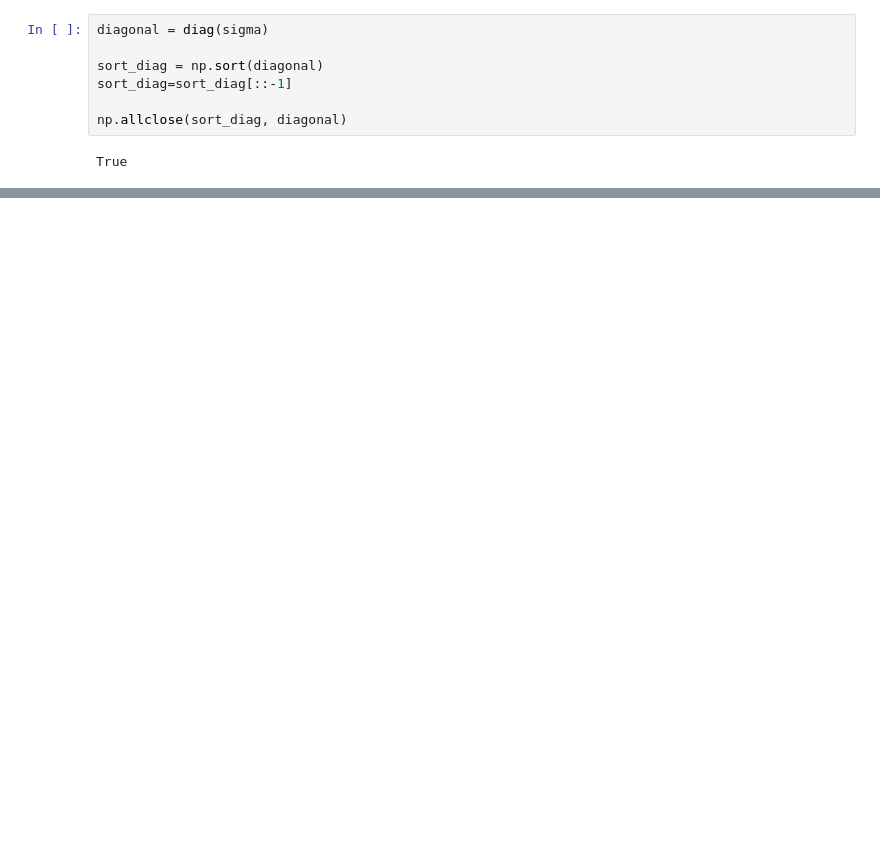
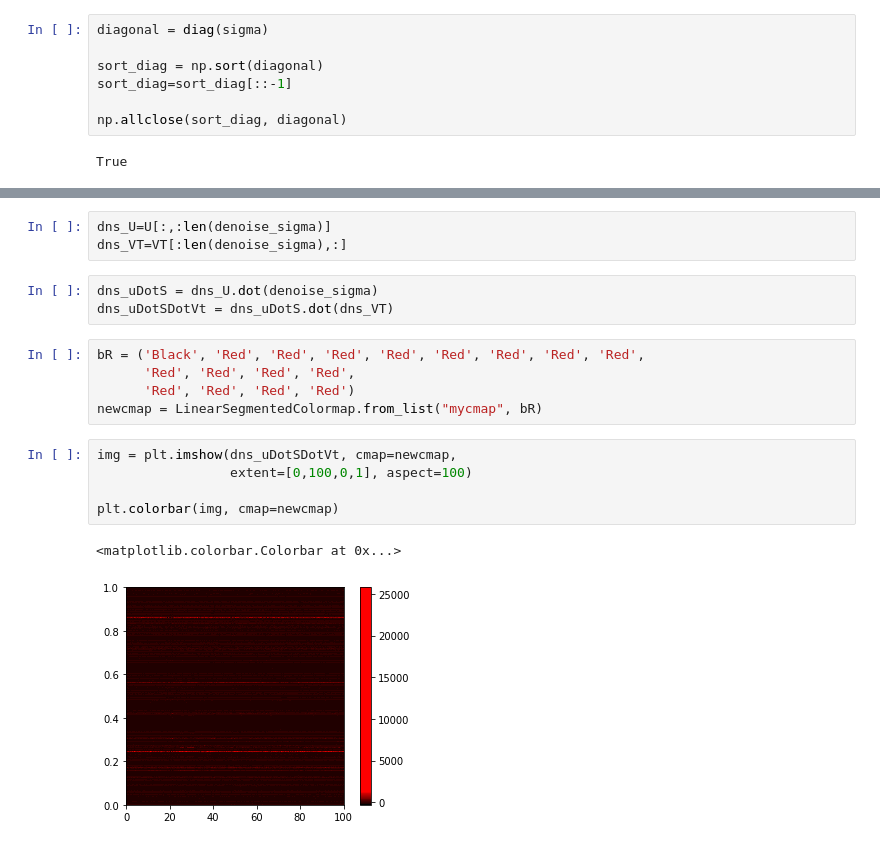
Before and after one commit to miholjcicmarko/DataScienceBME6900Project, a Jupyter notebook: alan brain atlas data/reading mouse VC data.ipynb, the cells around one changed output, grey strips where cells are left out. Cells and saved outputs as stored; diff of their text form; blank space fills up the shorter version.

```diff
--- a/alan brain atlas data/reading mouse VC data.ipynb
+++ b/alan brain atlas data/reading mouse VC data.ipynb
@@ -317,0 +348,19 @@ True
+# %%
+dns_U=U[:,:len(denoise_sigma)]
+dns_VT=VT[:len(denoise_sigma),:]
+# %%
+dns_uDotS = dns_U.dot(denoise_sigma)
+dns_uDotSDotVt = dns_uDotS.dot(dns_VT)
+# %%
+bR = ('Black', 'Red', 'Red', 'Red', 'Red', 'Red', 'Red', 'Red', 'Red',
+      'Red', 'Red', 'Red', 'Red',
+      'Red', 'Red', 'Red', 'Red')
+newcmap = LinearSegmentedColormap.from_list("mycmap", bR)
+# %%
+img = plt.imshow(dns_uDotSDotVt, cmap=newcmap,
+                 extent=[0,100,0,1], aspect=100)
+
+plt.colorbar(img, cmap=newcmap)
+# %% [output]
+<matplotlib.colorbar.Colorbar at 0x...>
+[figure, added]
```
Also changed, not shown: parts of 20 cells of this notebook, 1 other file.
